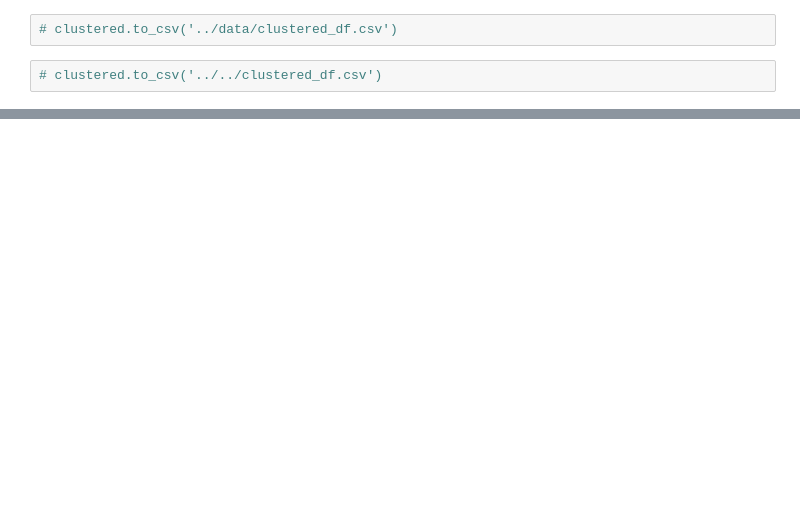
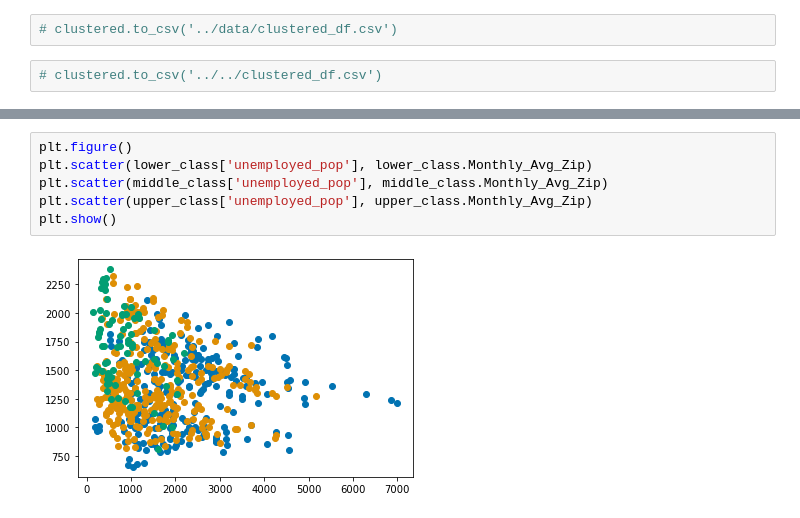
Before and after one commit to TheAidanAu/zillow_rent_index, a Jupyter notebook: JORDAN/notebooks/jordan_clustering.ipynb, the cells around one changed output, grey strips where cells are left out. Saved outputs shown, nothing was run; the diff lists cells and outputs as text; blank space fills up the shorter version.

```diff
--- a/JORDAN/notebooks/jordan_clustering.ipynb
+++ b/JORDAN/notebooks/jordan_clustering.ipynb
@@ -163,0 +205,8 @@ clustered.rename(columns = {'cluster': 'Wealth Class'}, inplace = True)
+# %%
+plt.figure()
+plt.scatter(lower_class['unemployed_pop'], lower_class.Monthly_Avg_Zip)
+plt.scatter(middle_class['unemployed_pop'], middle_class.Monthly_Avg_Zip)
+plt.scatter(upper_class['unemployed_pop'], upper_class.Monthly_Avg_Zip)
+plt.show()
+# %% [output]
+[figure, added]
```
Also changed, not shown: parts of 19 cells of this notebook, 5 other files.
